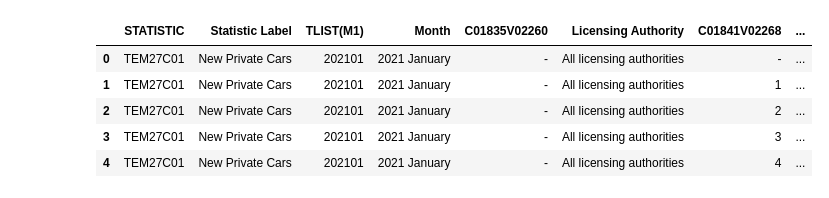
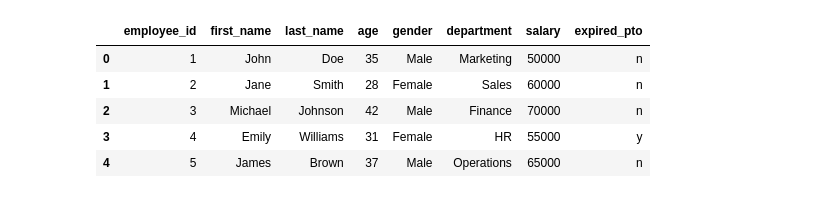
Before and after one commit to AndreiCatalinN/AI-notebooks, a Jupyter notebook: outliers.ipynb, the cells around one changed output. Cells and saved outputs as stored; diff of their text form; code cells hidden in the pictures.

```diff
--- a/outliers.ipynb
+++ b/outliers.ipynb
@@ -4,13 +4,13 @@ import pandas as pd
 import matplotlib.pyplot as plt
 import seaborn as sns
 # %%
-cars_df = pd.read_csv('TEM27.20260331220832.csv')
-cars_df.head()
+employee_df = pd.read_csv('Employee_imbalanced.csv')
+employee_df.head()
 # %% [output]
-|  | STATISTIC | Statistic Label | TLIST(M1) | Month | C01835V02260 | Licensing Authority | C01841V02268 | ... |
-| 0 | TEM27C01 | New Private Cars | 202101 | 2021 January | - | All licensing authorities | - | ... |
-| 1 | TEM27C01 | New Private Cars | 202101 | 2021 January | - | All licensing authorities | 1 | ... |
-| 2 | TEM27C01 | New Private Cars | 202101 | 2021 January | - | All licensing authorities | 2 | ... |
-| 3 | TEM27C01 | New Private Cars | 202101 | 2021 January | - | All licensing authorities | 3 | ... |
-| 4 | TEM27C01 | New Private Cars | 202101 | 2021 January | - | All licensing authorities | 4 | ... |
+|  | employee_id | first_name | last_name | age | gender | department | salary | expired_pto |
+| 0 | 1 | John | Doe | 35 | Male | Marketing | 50000 | n |
+| 1 | 2 | Jane | Smith | 28 | Female | Sales | 60000 | n |
+| 2 | 3 | Michael | Johnson | 42 | Male | Finance | 70000 | n |
+| 3 | 4 | Emily | Williams | 31 | Female | HR | 55000 | y |
+| 4 | 5 | James | Brown | 37 | Male | Operations | 65000 | n |
 # %%
```
Also changed, not shown: parts of 10 cells of this notebook, 1 other file.
